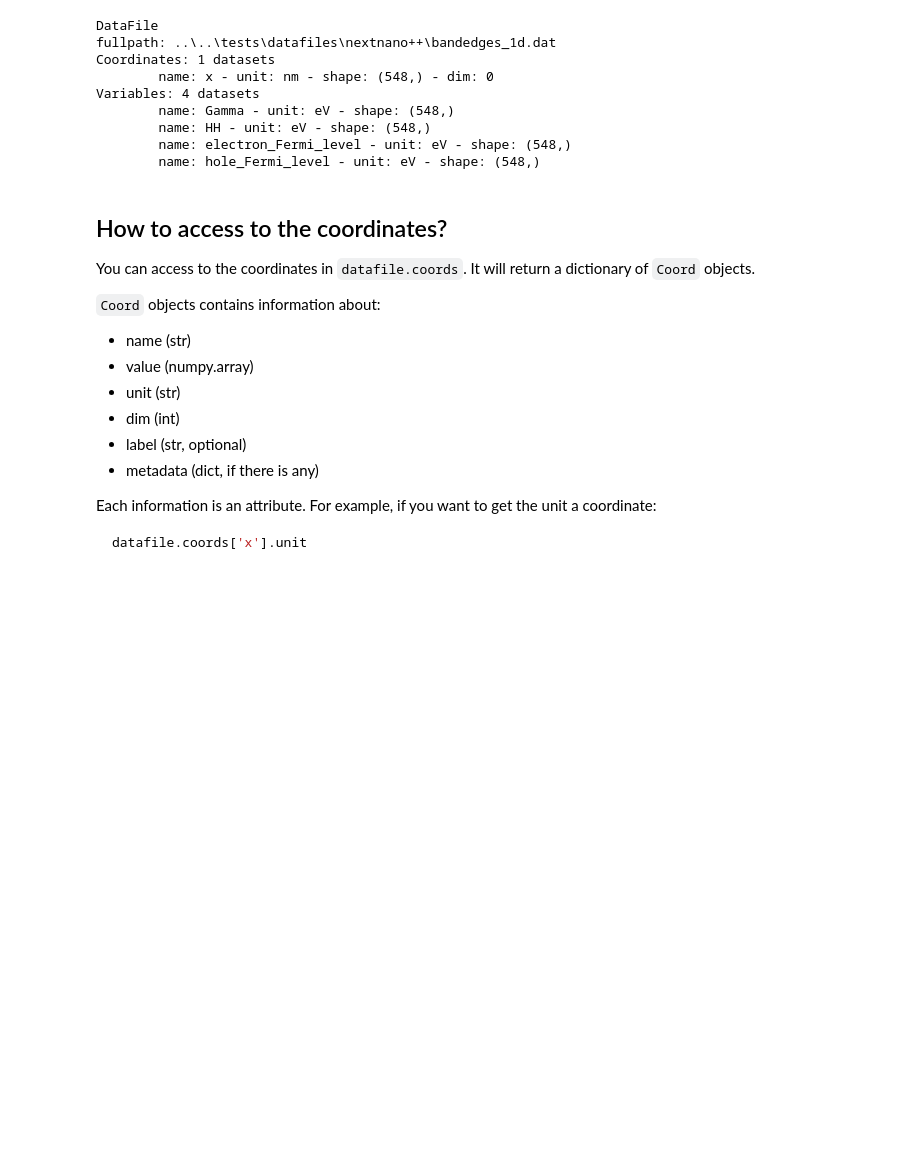
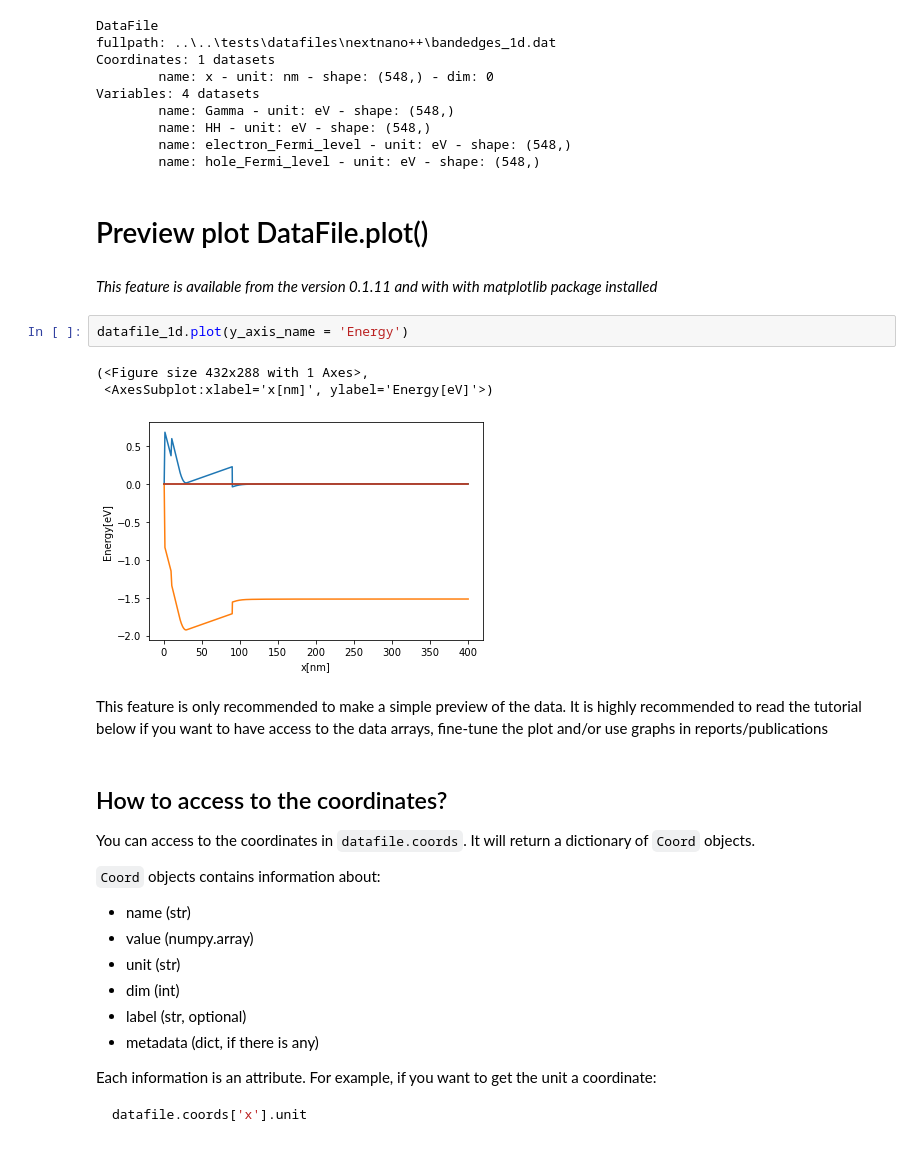
Before and after one commit to nextnanopy/nextnanopy, a Jupyter notebook: docs/examples/Example2_Plotting_data_files.ipynb, the cells around one changed output. Drawn from its saved outputs; the diff is of its cells as text; blank space fills up the shorter version.

```diff
--- a/docs/examples/Example2_Plotting_data_files.ipynb
+++ b/docs/examples/Example2_Plotting_data_files.ipynb
@@ -57,6 +57,18 @@ Variables: 4 datasets
         name: HH - unit: eV - shape: (548,)
         name: electron_Fermi_level - unit: eV - shape: (548,)
         name: hole_Fermi_level - unit: eV - shape: (548,)
+# %% [markdown]
+# Preview plot DataFile.plot()
+# %% [markdown]
+_This feature is available from the version 0.1.11 and with with matplotlib package installed_
+# %%
+datafile_1d.plot(y_axis_name = 'Energy')
+# %% [output]
+(<Figure size 432x288 with 1 Axes>,
+ <AxesSubplot:xlabel='x[nm]', ylabel='Energy[eV]'>)
+[figure, added]
+# %% [markdown]
+This feature is only recommended to make a simple preview of the data. It is highly recommended to read the tutorial below if you want to have access to the data arrays, fine-tune the plot and/or use graphs in reports/publications
 # %% [markdown]
 ## How to access to the coordinates?
 
```
Also changed, not shown: 3 other files.
